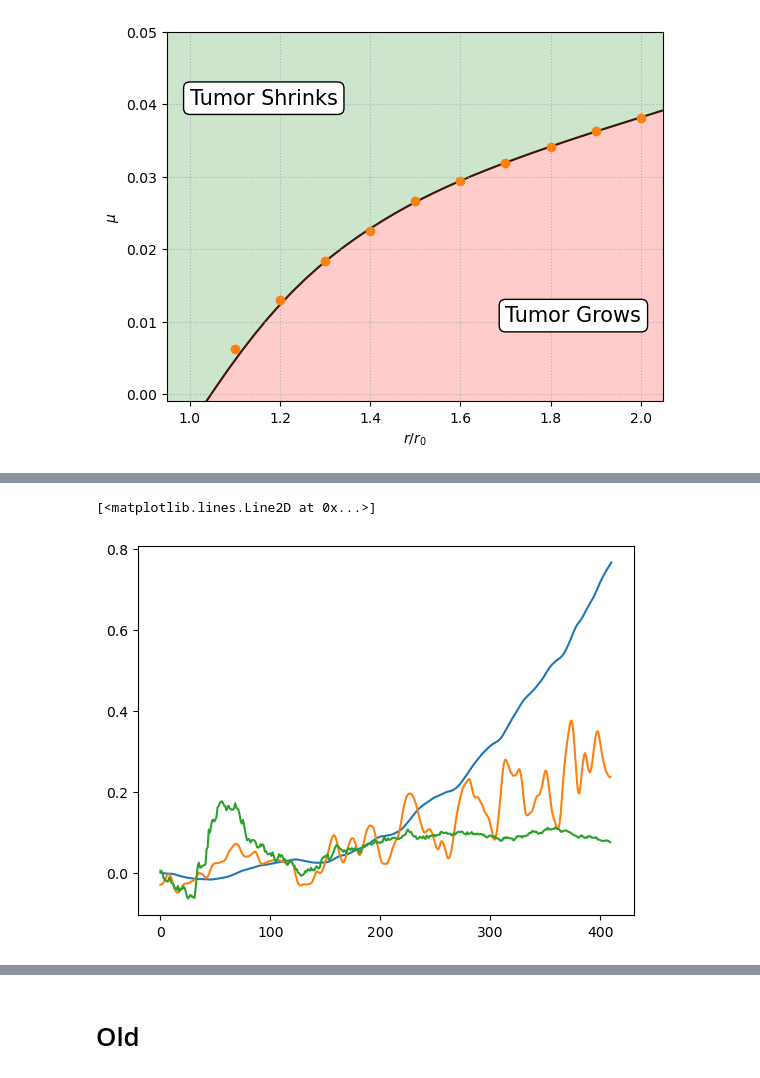
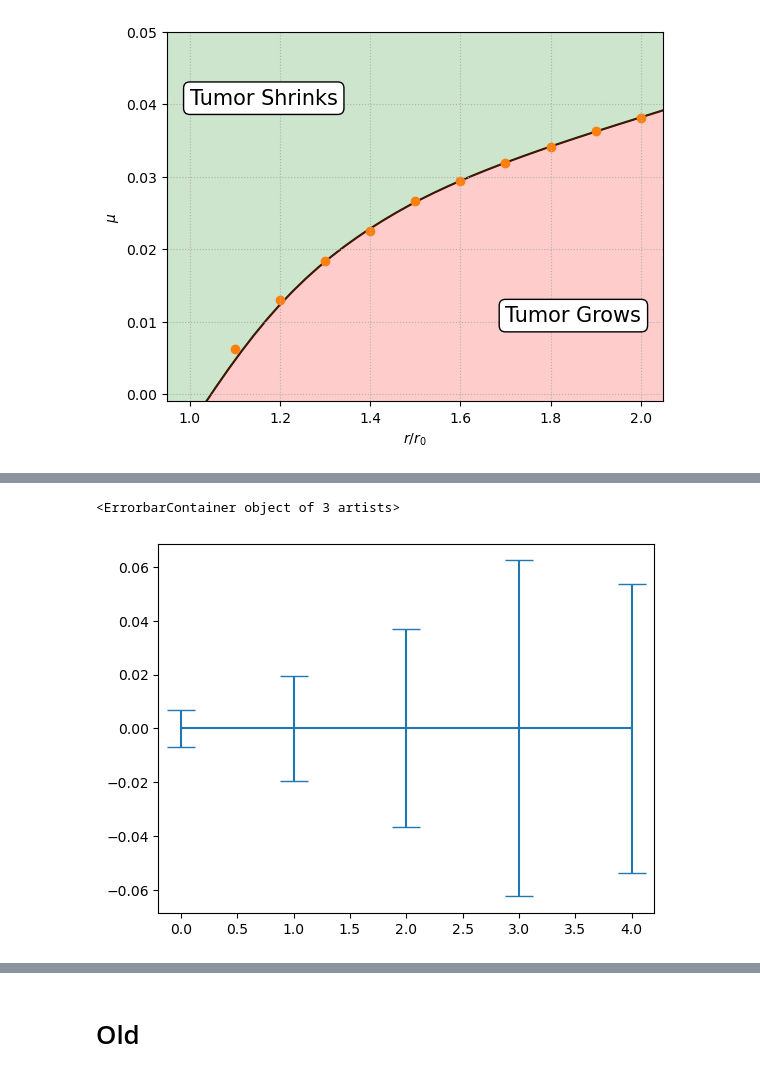
Before and after one commit to francescozambelli/CancerEvo, a Jupyter notebook: analysis.ipynb, the cells around one changed output, grey strips where cells are left out. Cells and saved outputs as stored; diff of their text form; code cells hidden in the pictures.

```diff
--- a/analysis.ipynb
+++ b/analysis.ipynb
@@ -575,10 +596,8 @@ plt.plot(t[90:400])
-# %%
-spppp = make_smoothing_spline(np.arange(500-90), t[90:500], lam=50)
-x_new = np.linspace(0,500-90,500)
-plt.plot(x_new, (spppp(x_new)-spppp(0))*15)
-plt.plot(x_new[:-1], np.diff(spppp(x_new))*1000)
-
-plt.plot(np.arange(500-90), [(spl(rsi/r0)-p_d) for rsi,p_d in zip(rs[90:500], points[90:500,1])])
-# %% [output]
-[<matplotlib.lines.Line2D at 0x...>]
-[figure, removed]
+# %%
+counts = np.loadtxt("../Data/CancerEvo/single/counts.txt", dtype=str, delimiter="?")
+counts = np.array([np.array(ci).astype(float)*np.arange(1,6) for ci in[c.split(", ") for c in counts[300:-1]]])
+# %%
+plt.errorbar(np.arange(5), np.mean(counts,axis=0)-np.mean(counts,axis=0), yerr=np.std(counts,axis=0), capsize=10)
+# %% [output]
+<ErrorbarContainer object of 3 artists>
+[figure, added]
```
Also changed, not shown: parts of 10 cells of this notebook, 1 other file.
